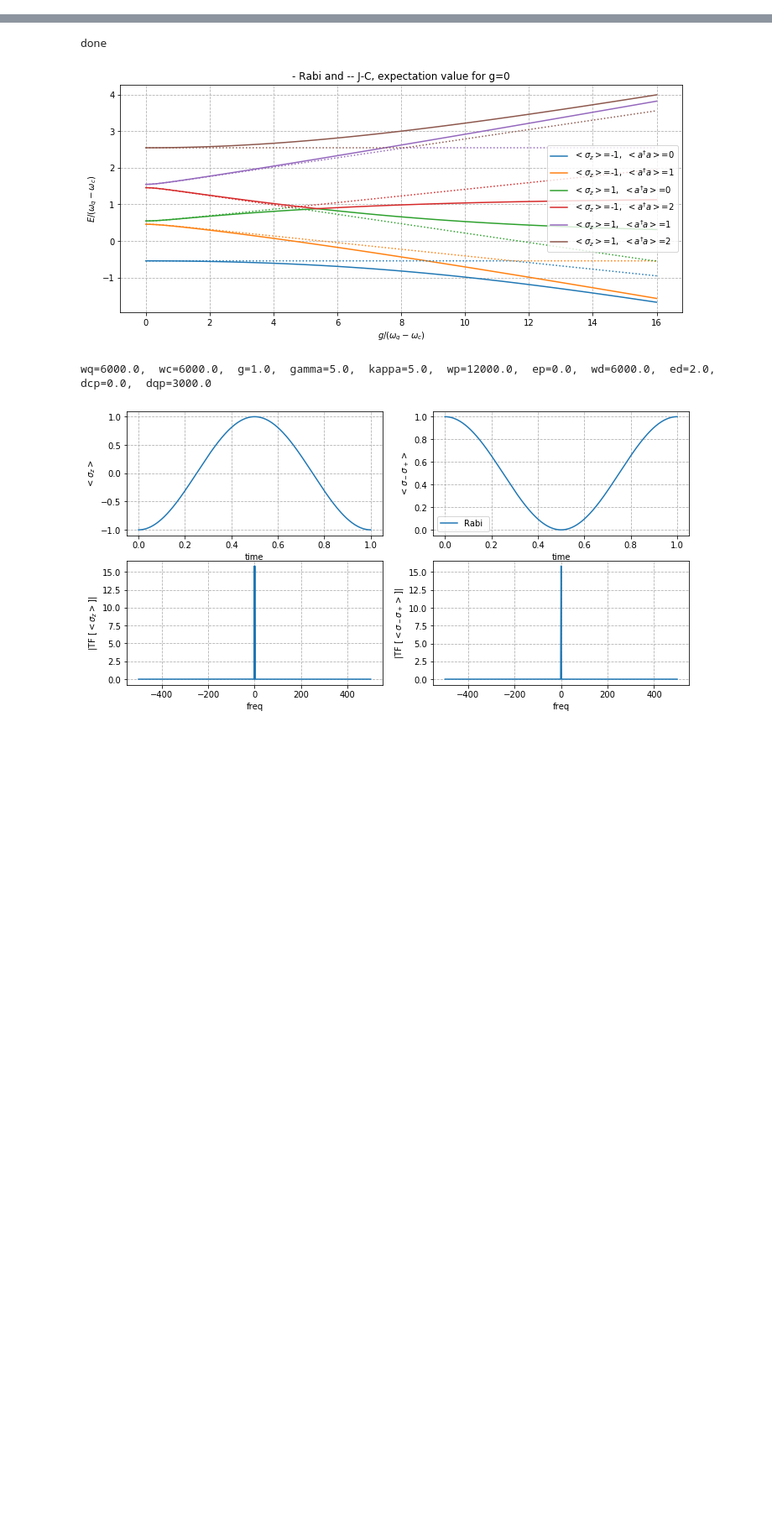
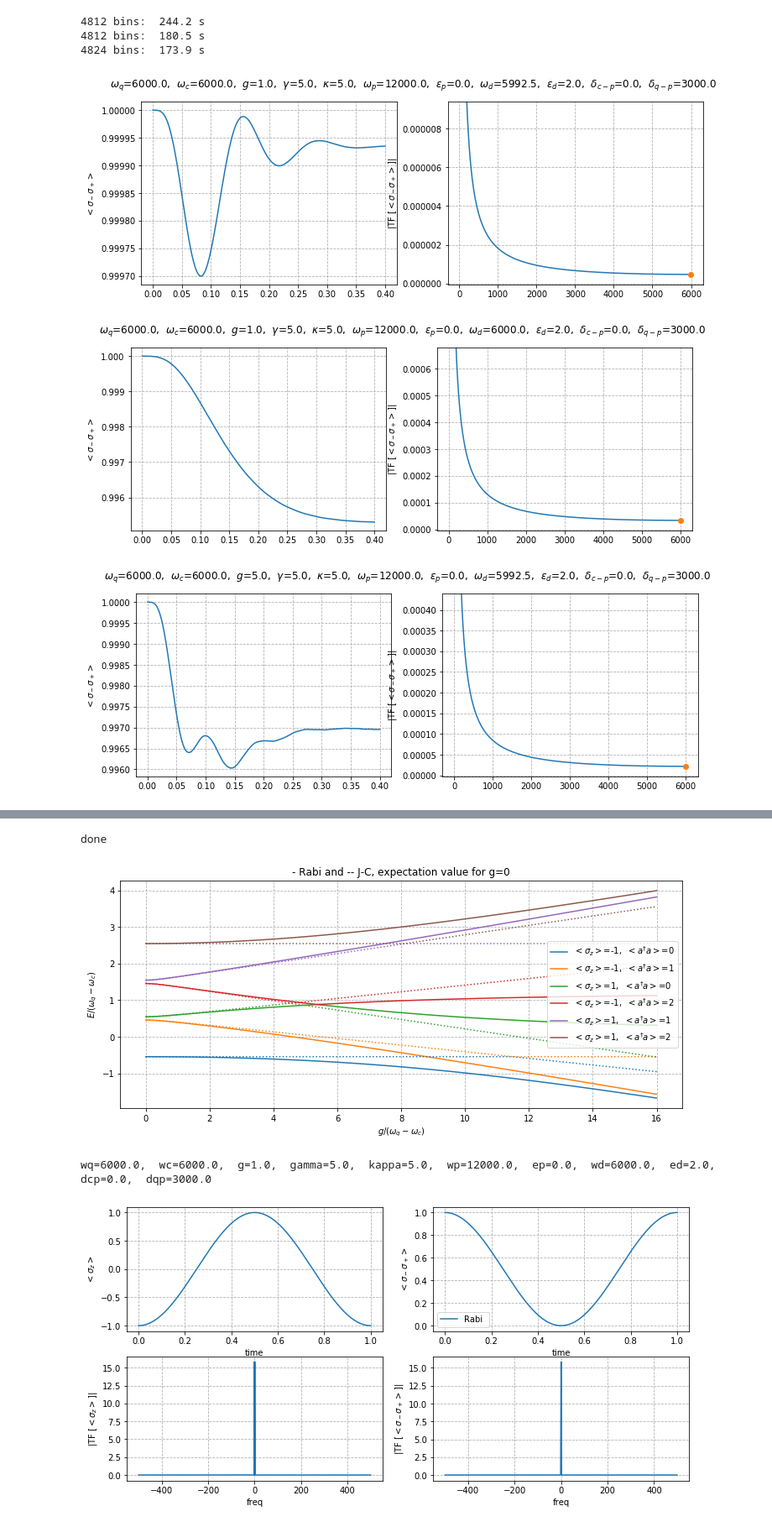
Before and after one commit to MVillius/star3gate, a Jupyter notebook: Full_0.ipynb, the cells around one changed output, grey strips where cells are left out. Shown at 84% size. Saved outputs shown, nothing was run; the diff lists cells and outputs as text; code cells hidden in the pictures; blank space fills up the shorter version.

```diff
--- a/Full_0.ipynb
+++ b/Full_0.ipynb
@@ -378,0 +410,19 @@ print('done')
+# %%
+''' Vacuum Rabi Splitting   '''
+sys = system()
+#print(sys.print_args('inline'))
+g_list = np.array([1,5,10])
+w_drive_list, s_abs_list = [], []
+for ii, g in enumerate(g_list):
+    sys.twopi_update({'g':g})
+    sys.Dynamics(Htype='Rabi', isD=True)
+    w_drive, s_abs = absorption_spectrum(sys, sp=3, N=21, printing=True)
+    w_drive_list.append(w_drive)
+    s_abs_list.append(s_abs)
+# %% [output]
+4812 bins:  244.2 s
+4812 bins:  180.5 s
+4824 bins:  173.9 s
+[figure, added]
+[figure, added]
+[figure, added]
```
Also changed, not shown: parts of 10 cells of this notebook.
